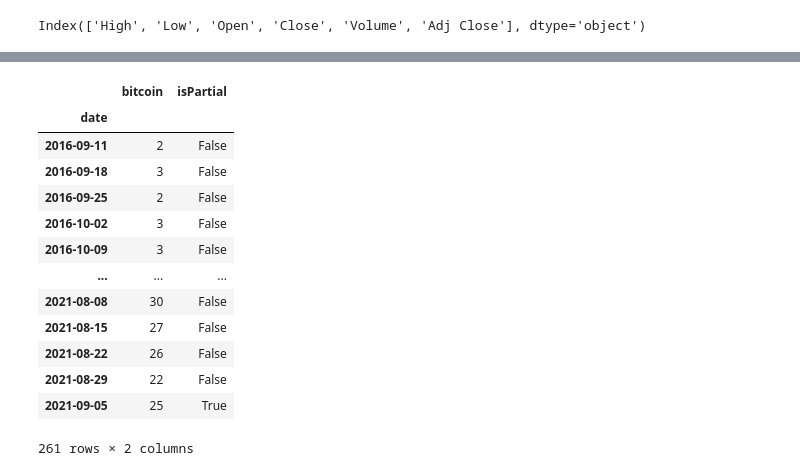
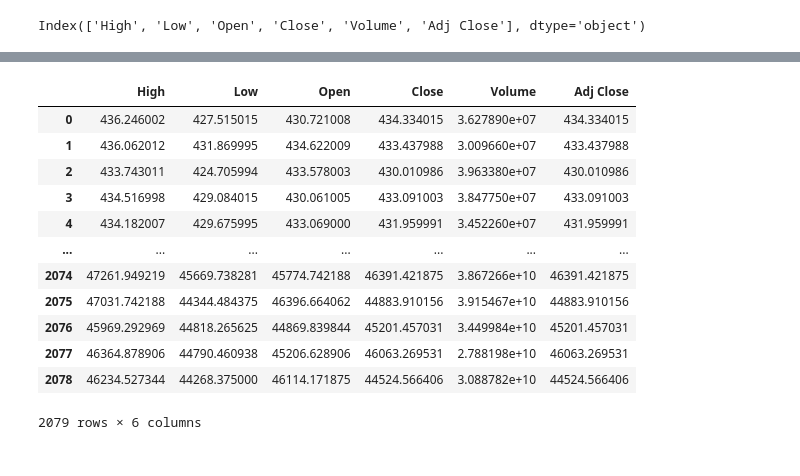
Before and after one commit to samilarinc/crypto_prediction, a Jupyter notebook: Crypto.ipynb, the cells around one changed output, grey strips where cells are left out. Drawn from its saved outputs; the diff is of its cells as text; code cells hidden in the pictures.

```diff
--- a/Crypto.ipynb
+++ b/Crypto.ipynb
@@ -179,17 +66,0 @@ pytrend.build_payload(kw_list=["bitcoin"])
-# %%
-pytrend.interest_over_time()
-# %% [output]
-|  | bitcoin | isPartial |
-| date |  |  |
-| 2016-09-11 | 2 | False |
-| 2016-09-18 | 3 | False |
-| 2016-09-25 | 2 | False |
-| 2016-10-02 | 3 | False |
-| 2016-10-09 | 3 | False |
-| ... | ... | ... |
-| 2021-08-08 | 30 | False |
-| 2021-08-15 | 27 | False |
-| 2021-08-22 | 26 | False |
-| 2021-08-29 | 22 | False |
-| 2021-09-05 | 25 | True |
-261 rows × 2 columns
@@ -197,0 +67,16 @@ regressor = XGBRegressor()
+# %%
+data
+# %% [output]
+|  | High | Low | Open | Close | Volume | Adj Close |
+| 0 | 436.246002 | 427.515015 | 430.721008 | 434.334015 | 3.627890e+07 | 434.334015 |
+| 1 | 436.062012 | 431.869995 | 434.622009 | 433.437988 | 3.009660e+07 | 433.437988 |
+| 2 | 433.743011 | 424.705994 | 433.578003 | 430.010986 | 3.963380e+07 | 430.010986 |
+| 3 | 434.516998 | 429.084015 | 430.061005 | 433.091003 | 3.847750e+07 | 433.091003 |
+| 4 | 434.182007 | 429.675995 | 433.069000 | 431.959991 | 3.452260e+07 | 431.959991 |
+| ... | ... | ... | ... | ... | ... | ... |
+| 2074 | 47261.949219 | 45669.738281 | 45774.742188 | 46391.421875 | 3.867266e+10 | 46391.421875 |
+| 2075 | 47031.742188 | 44344.484375 | 46396.664062 | 44883.910156 | 3.915467e+10 | 44883.910156 |
+| 2076 | 45969.292969 | 44818.265625 | 44869.839844 | 45201.457031 | 3.449984e+10 | 45201.457031 |
+| 2077 | 46364.878906 | 44790.460938 | 45206.628906 | 46063.269531 | 2.788198e+10 | 46063.269531 |
+| 2078 | 46234.527344 | 44268.375000 | 46114.171875 | 44524.566406 | 3.088782e+10 | 44524.566406 |
+2079 rows × 6 columns
```
Also changed, not shown: parts of 48 cells of this notebook.
